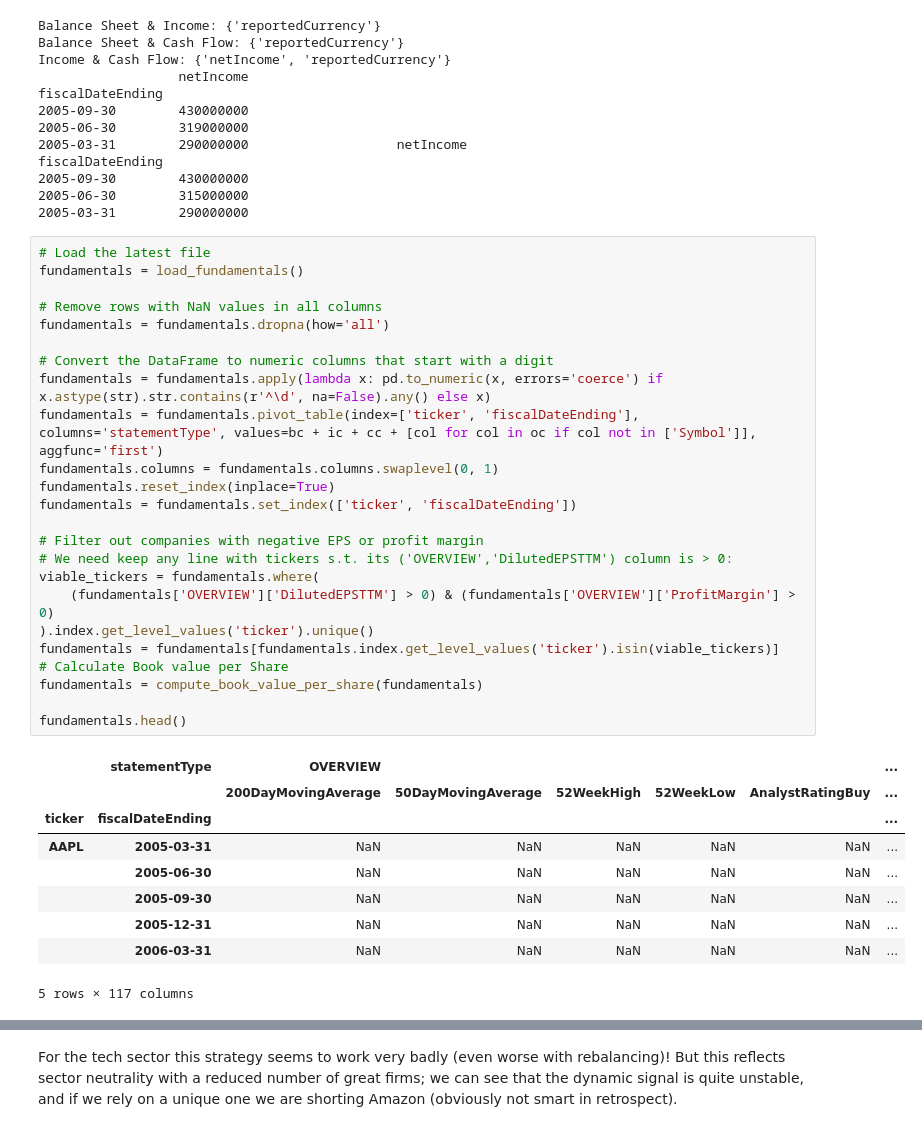
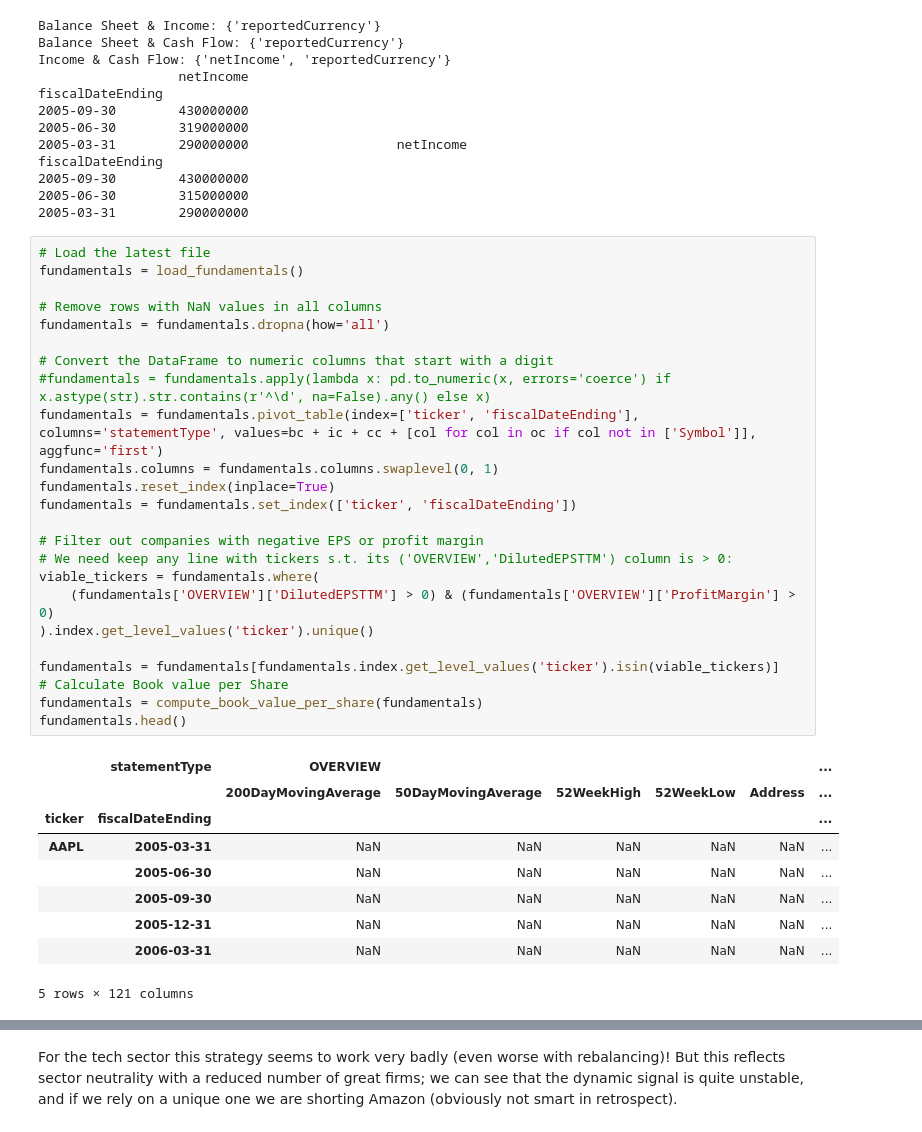
Before and after one commit to teopozzii/fmm1, a Jupyter notebook: arbitrage_btm.ipynb, the cells around one changed output, grey strips where cells are left out. Saved outputs shown, nothing was run; the diff lists cells and outputs as text.

```diff
--- a/arbitrage_btm.ipynb
+++ b/arbitrage_btm.ipynb
@@ -125,36 +125,36 @@ fiscalDateEnding
 # %%
 # Load the latest file
 fundamentals = load_fundamentals()
 
 # Remove rows with NaN values in all columns
 fundamentals = fundamentals.dropna(how='all')
 
 # Convert the DataFrame to numeric columns that start with a digit
-fundamentals = fundamentals.apply(lambda x: pd.to_numeric(x, errors='coerce') if x.astype(str).str.contains(r'^\d', na=False).any() else x)
+#fundamentals = fundamentals.apply(lambda x: pd.to_numeric(x, errors='coerce') if x.astype(str).str.contains(r'^\d', na=False).any() else x)
 fundamentals = fundamentals.pivot_table(index=['ticker', 'fiscalDateEnding'], columns='statementType', values=bc + ic + cc + [col for col in oc if col not in ['Symbol']], aggfunc='first')
 fundamentals.columns = fundamentals.columns.swaplevel(0, 1)
 fundamentals.reset_index(inplace=True)
 fundamentals = fundamentals.set_index(['ticker', 'fiscalDateEnding'])
 
 # Filter out companies with negative EPS or profit margin
 # We need keep any line with tickers s.t. its ('OVERVIEW','DilutedEPSTTM') column is > 0:
 viable_tickers = fundamentals.where(
     (fundamentals['OVERVIEW']['DilutedEPSTTM'] > 0) & (fundamentals['OVERVIEW']['ProfitMargin'] > 0)
 ).index.get_level_values('ticker').unique()
+
 fundamentals = fundamentals[fundamentals.index.get_level_values('ticker').isin(viable_tickers)]
 # Calculate Book value per Share
 fundamentals = compute_book_value_per_share(fundamentals)
-
 fundamentals.head()
 # %% [output]
 |  | statementType | OVERVIEW |  |  |  |  | ... |
-|  |  | 200DayMovingAverage | 50DayMovingAverage | 52WeekHigh | 52WeekLow | AnalystRatingBuy | ... |
+|  |  | 200DayMovingAverage | 50DayMovingAverage | 52WeekHigh | 52WeekLow | Address | ... |
 | ticker | fiscalDateEnding |  |  |  |  |  | ... |
 | AAPL | 2005-03-31 | NaN | NaN | NaN | NaN | NaN | ... |
 |  | 2005-06-30 | NaN | NaN | NaN | NaN | NaN | ... |
 |  | 2005-09-30 | NaN | NaN | NaN | NaN | NaN | ... |
 |  | 2005-12-31 | NaN | NaN | NaN | NaN | NaN | ... |
 |  | 2006-03-31 | NaN | NaN | NaN | NaN | NaN | ... |
-5 rows × 117 columns
+5 rows × 121 columns
 # %%
 TICKERS = fundamentals.index.get_level_values('ticker').unique().tolist()
```
Also changed, not shown: parts of 5 cells of this notebook.
